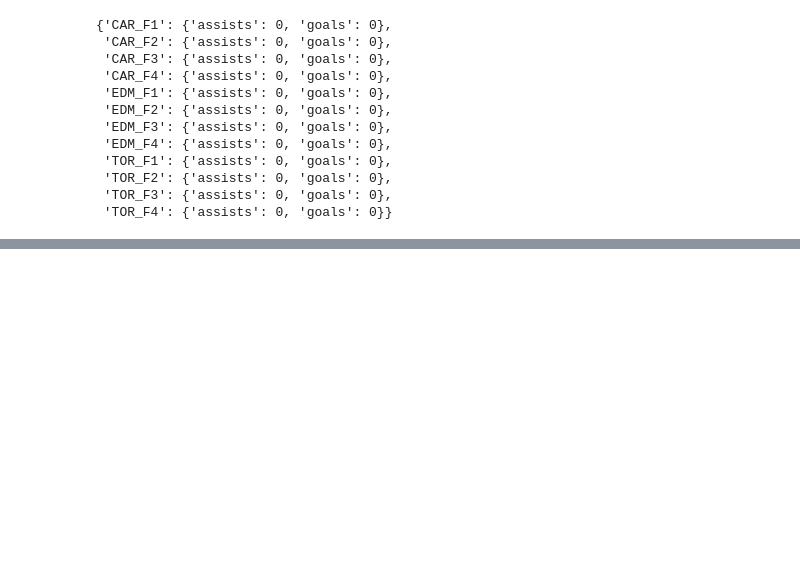
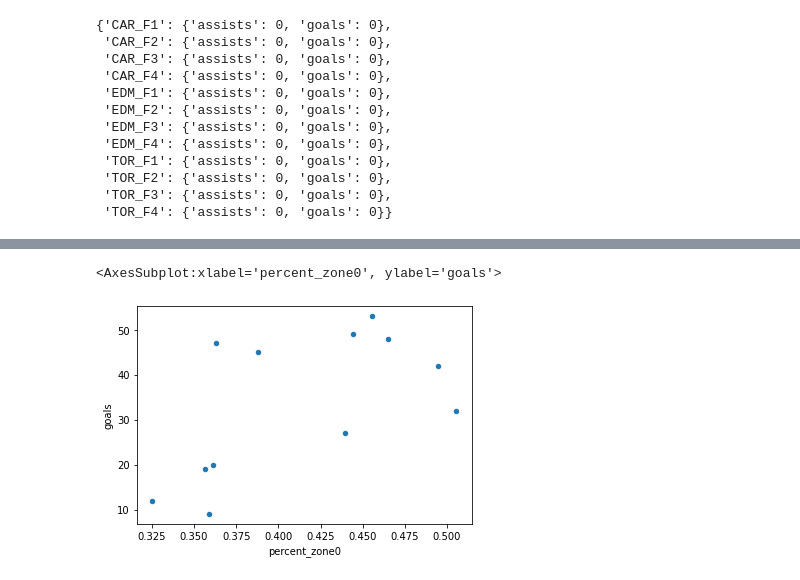
Before and after one commit to shawd420/nhl_offense_optimization, a Jupyter notebook: stat_counter.ipynb, the cells around one changed output, grey strips where cells are left out. Drawn from its saved outputs; the diff is of its cells as text; code cells hidden in the pictures; blank space fills up the shorter version.

```diff
--- a/stat_counter.ipynb
+++ b/stat_counter.ipynb
@@ -189,0 +513,6 @@ pd.DataFrame.from_dict(line_totals)
+# %%
+# it appears that lines that shoot more shots  from zone0 produce more goals
+df_stats_var.plot.scatter(x='percent_zone0', y='goals')
+# %% [output]
+<AxesSubplot:xlabel='percent_zone0', ylabel='goals'>
+[figure, added]
```
Also changed, not shown: parts of 30 cells of this notebook, 8 other files.
